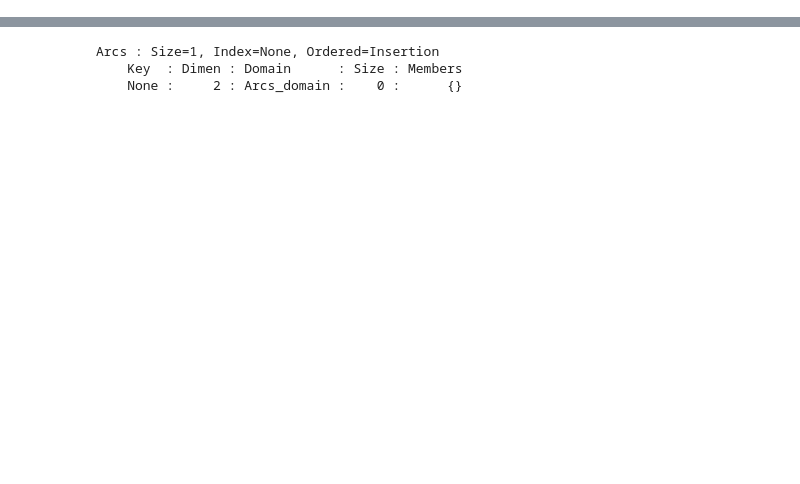
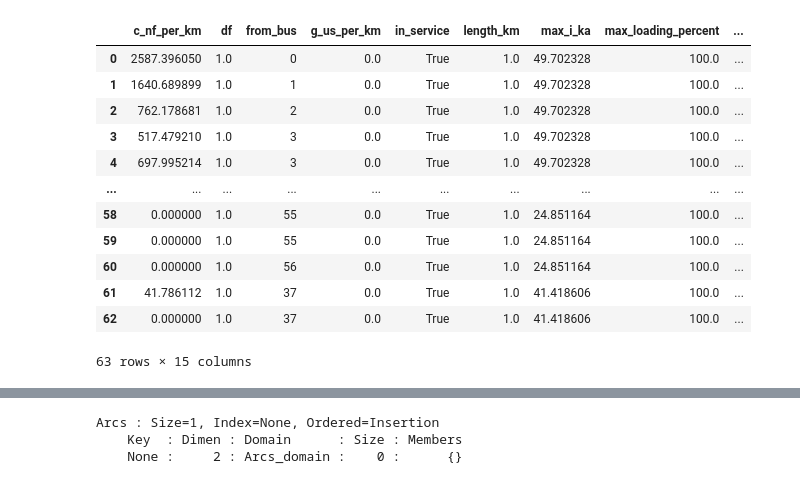
Before and after one commit to nensanc/PowerSystem, a Jupyter notebook: ecuations.ipynb, the cells around one changed output, grey strips where cells are left out. Saved outputs shown, nothing was run; the diff lists cells and outputs as text; code cells hidden in the pictures; blank space fills up the shorter version.

```diff
--- a/ecuations.ipynb
+++ b/ecuations.ipynb
@@ -46,0 +45,16 @@ list(net.line.index.values)
+# %%
+net.line
+# %% [output]
+|  | c_nf_per_km | df | from_bus | g_us_per_km | in_service | length_km | max_i_ka | max_loading_percent | ... |
+| 0 | 2587.396050 | 1.0 | 0 | 0.0 | True | 1.0 | 49.702328 | 100.0 | ... |
+| 1 | 1640.689899 | 1.0 | 1 | 0.0 | True | 1.0 | 49.702328 | 100.0 | ... |
+| 2 | 762.178681 | 1.0 | 2 | 0.0 | True | 1.0 | 49.702328 | 100.0 | ... |
+| 3 | 517.479210 | 1.0 | 3 | 0.0 | True | 1.0 | 49.702328 | 100.0 | ... |
+| 4 | 697.995214 | 1.0 | 3 | 0.0 | True | 1.0 | 49.702328 | 100.0 | ... |
+| ... | ... | ... | ... | ... | ... | ... | ... | ... | ... |
+| 58 | 0.000000 | 1.0 | 55 | 0.0 | True | 1.0 | 24.851164 | 100.0 | ... |
+| 59 | 0.000000 | 1.0 | 55 | 0.0 | True | 1.0 | 24.851164 | 100.0 | ... |
+| 60 | 0.000000 | 1.0 | 56 | 0.0 | True | 1.0 | 24.851164 | 100.0 | ... |
+| 61 | 41.786112 | 1.0 | 37 | 0.0 | True | 1.0 | 41.418606 | 100.0 | ... |
+| 62 | 0.000000 | 1.0 | 37 | 0.0 | True | 1.0 | 41.418606 | 100.0 | ... |
+63 rows × 15 columns
```
Also changed, not shown: parts of 4 cells of this notebook, 3 other files.
